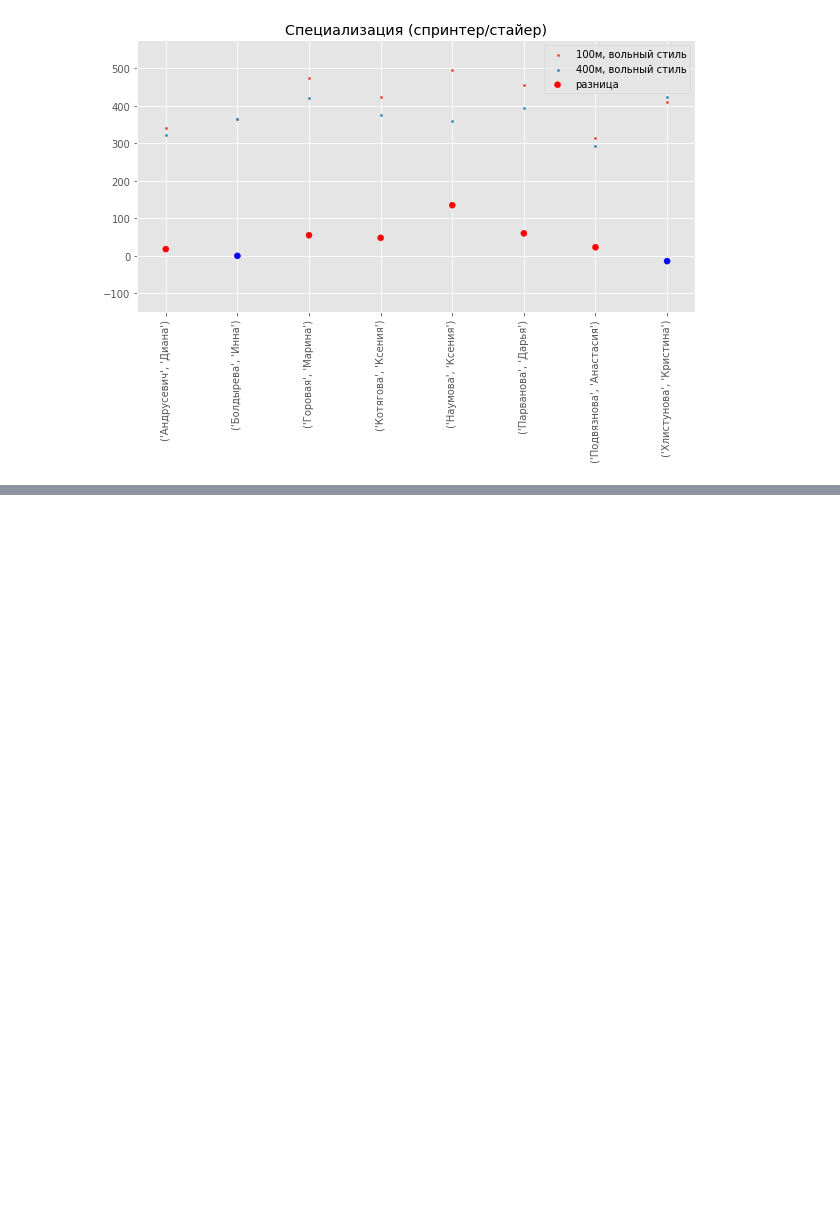
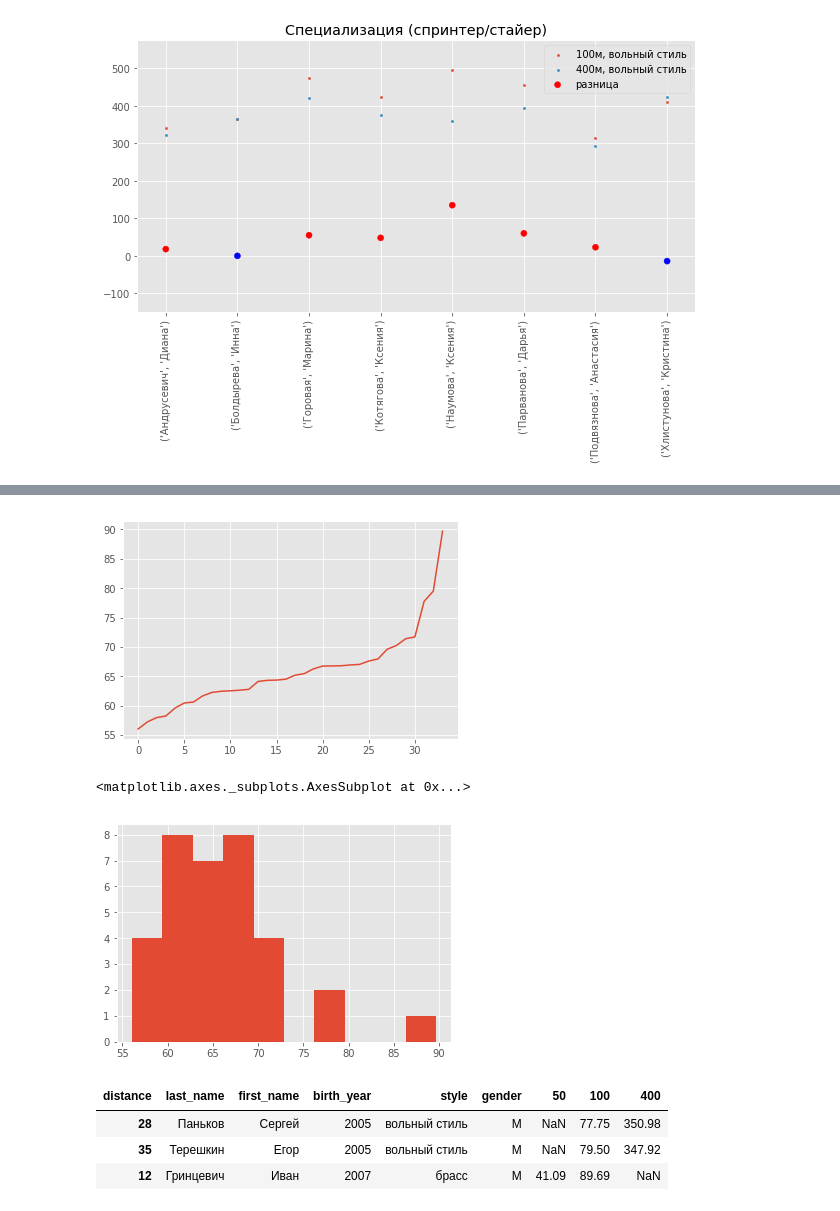
Before and after one commit to timoti1/T-SQL, a Jupyter notebook: Data Analysis/03_classification.ipynb, the cells around one changed output, grey strips where cells are left out. Drawn from its saved outputs; the diff is of its cells as text; code cells hidden in the pictures; blank space fills up the shorter version.

```diff
--- a/Data Analysis/03_classification.ipynb
+++ b/Data Analysis/03_classification.ipynb
@@ -209,0 +379,14 @@ plt.show()
+# %%
+# Сперва найдем роезультаты спортсменов одинакового стиля но разных дистанций
+
+key = ['last_name', 'first_name', 'birth_year', 'style', 'gender']
+# delta_distance = lambda x: (x[1,'result_s'] - x[0,'result_s'])
+
+df = competitions_df.groupby(key) \
+    .filter(lambda g: len(g)>=2) \
+    .sort_values(by=['last_name', 'first_name', 'birth_year', 'style', 'distance']) \
+    [['last_name', 'first_name', 'birth_year', 'style', 'distance', 'result_s', 'gender']]
+
+df = df.pivot_table(index=key, columns='distance', values='result_s').reset_index()
+
+df
@@ -209,0 +411,21 @@ plt.show()
+# %%
+# график времени спортсмена в зависимости от занятого места
+# после 30 места виден излом - кривая резко меняет свой тренд
+# это выбросы, их можно удалить
+male100_df = df[df['gender'] == 'М'][100].sort_values()
+plt.plot(range(len(male100_df)), male100_df)
+plt.show()
+
+# эти же вибросы видны и на гистограмме
+df[df['gender'] == 'М'][100].hist()
+# %% [output]
+[figure, added]
+<matplotlib.axes._subplots.AxesSubplot at 0x...>
+[figure, added]
+# %%
+df.iloc[male100_df.index[-3:]]
+# %% [output]
+| distance | last_name | first_name | birth_year | style | gender | 50 | 100 | 400 |
+| 28 | Паньков | Сергей | 2005 | вольный стиль | М | NaN | 77.75 | 350.98 |
+| 35 | Терешкин | Егор | 2005 | вольный стиль | М | NaN | 79.50 | 347.92 |
+| 12 | Гринцевич | Иван | 2007 | брасс | М | 41.09 | 89.69 | NaN |
```
Also changed, not shown: parts of 35 cells of this notebook.
